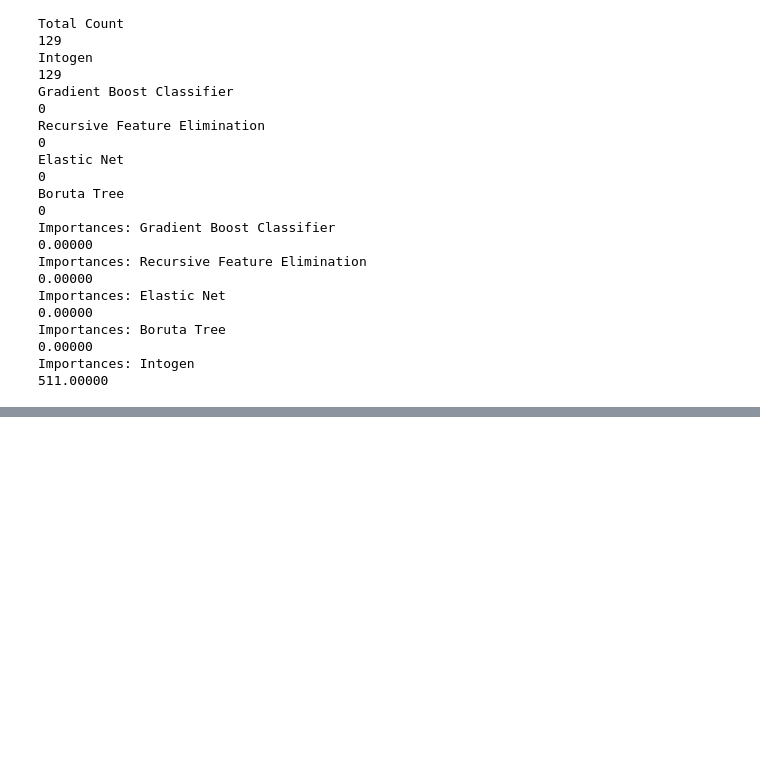
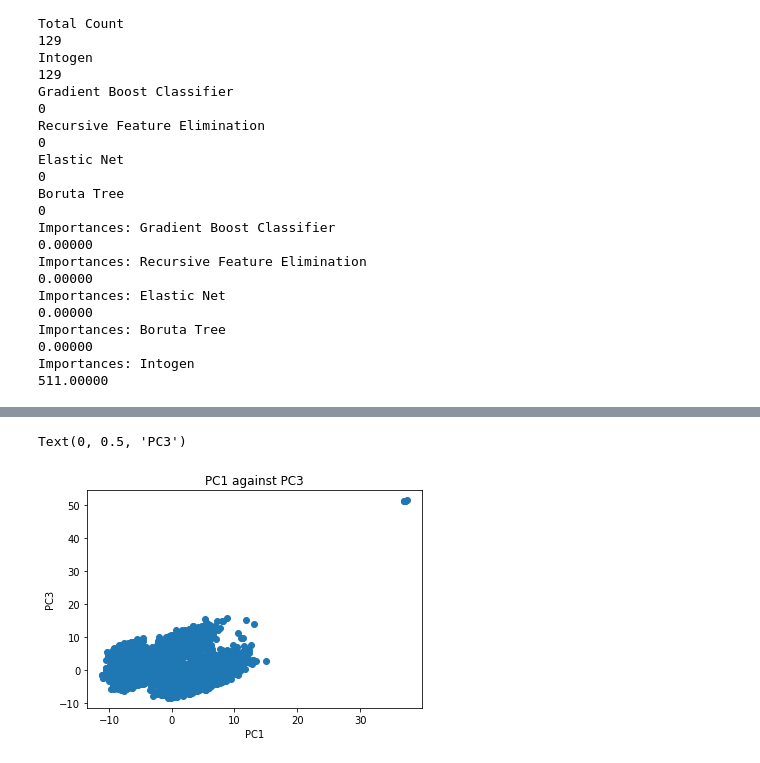
Before and after one commit to mikesamir/oncological_gene_expression_analysis, a Jupyter notebook: Lu/2_Model_Evaluation_Testing_Lu.ipynb, the cells around one changed output, grey strips where cells are left out. Drawn from its saved outputs; the diff is of its cells as text; code cells hidden in the pictures; blank space fills up the shorter version.

```diff
--- a/Lu/2_Model_Evaluation_Testing_Lu.ipynb
+++ b/Lu/2_Model_Evaluation_Testing_Lu.ipynb
@@ -162,0 +327,8 @@ Importances: Intogen
+# %%
+plt.scatter(principalDf.component_1, principalDf.component_3)
+plt.title('PC1 against PC3')
+plt.xlabel('PC1')
+plt.ylabel('PC3')
+# %% [output]
+Text(0, 0.5, 'PC3')
+[figure, added]
```
Also changed, not shown: parts of 36 cells of this notebook, 1 other file.
